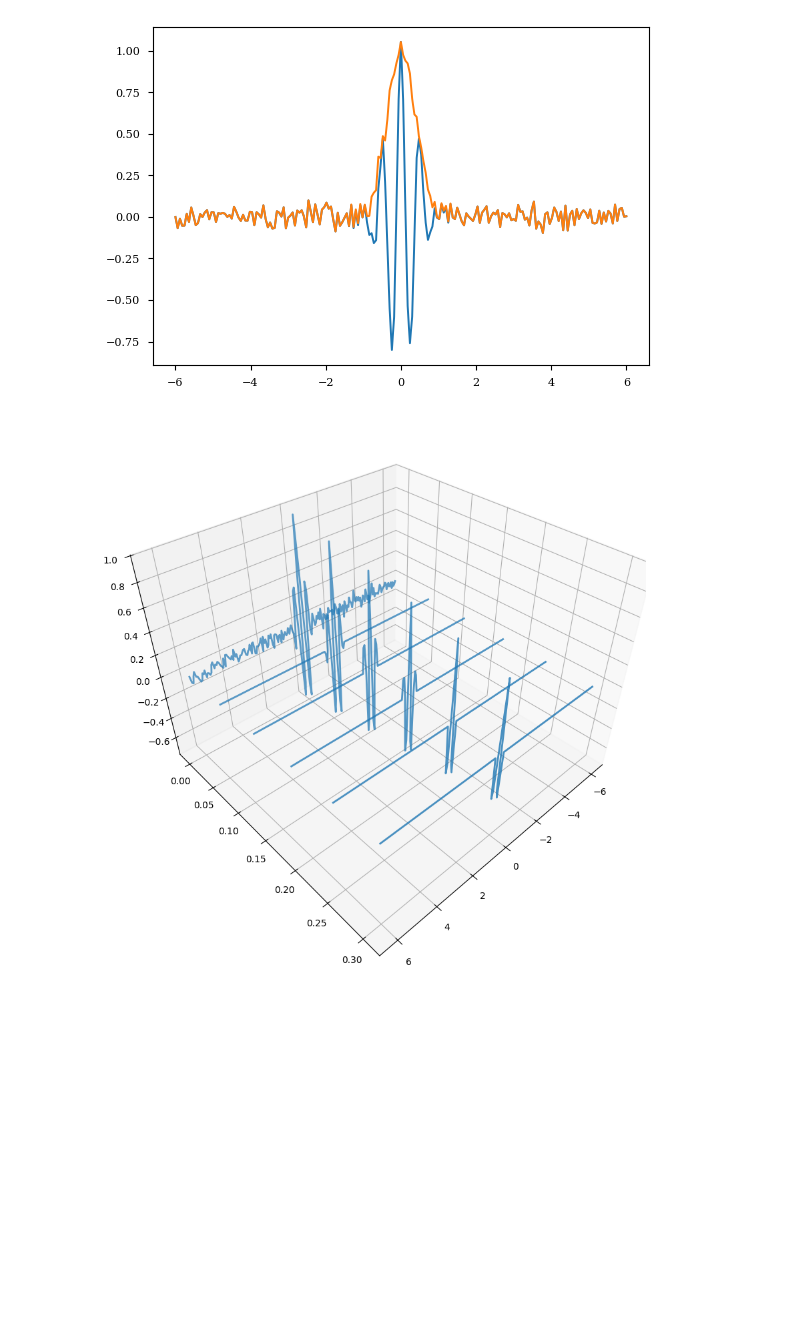
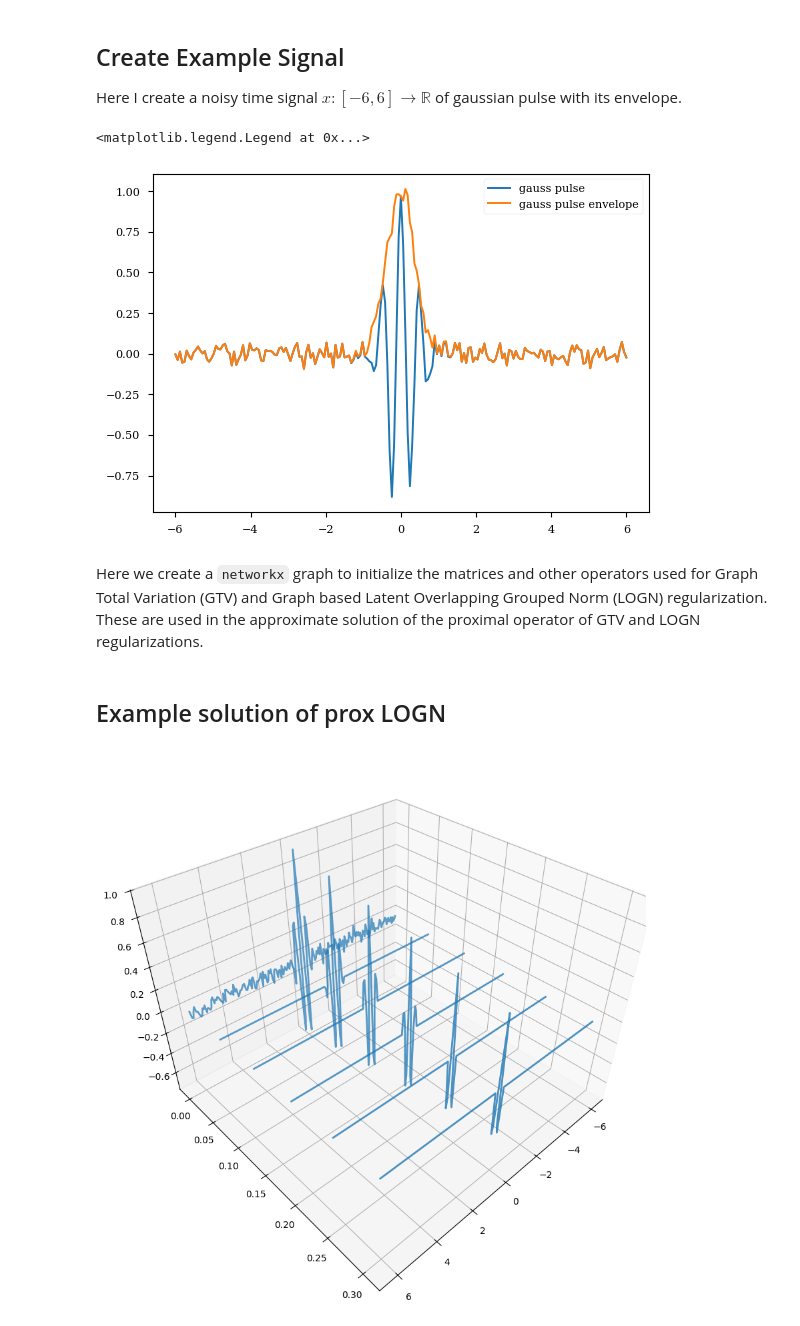
Before and after one commit to indibi/t-regs, a Jupyter notebook: demo/grouped_regularization.ipynb, the cells around one changed output. Drawn from its saved outputs; the diff is of its cells as text; code cells hidden in the pictures; blank space fills up the shorter version.

Commit message:
Added a demo jupyter notebook for the usage of Gropued l2 l1 norms and Graph Total Variation regularizers. Along with the admm algoritms for prox_gtv and prox_logn operators.

```diff
--- a/demo/grouped_regularization.ipynb
+++ b/demo/grouped_regularization.ipynb
@@ -16,33 +28,22 @@ plt.style.use('seaborn-v0_8-paper')
 plt.rcParams['font.family'] = 'serif'
 # Specify a list of font names to try for the serif family
 plt.rcParams['font.serif'] = ['Times New Roman', 'DejaVu Serif', 'Palatino']
+# %% [markdown]
+## Create Example Signal
+Here I create a noisy time signal $x: [-6,6] \to \mathbb{R}$ of gaussian pulse with its envelope.
 # %%
 tpoints = 201
 t = np.linspace(-6, 6, tpoints)
 y, env = sig.gausspulse(t, fc=2, retenv=True)
 noise = np.random.randn(tpoints)*0.04
 y_n = y+noise
 env_n = env + noise
 plt.plot(t, y_n, label='gauss pulse')
 plt.plot(t, env_n, label='gauss pulse envelope')
+plt.legend()
 # plt.scatter( env < 1e-2)
-Gt = nx.grid_graph((tpoints,))
-grouping = init_graph_grouping(Gt, grouping='neighbor', device='cuda')
-
-Bt, g_ind, g_weight = init_gtv_regularization(Gt)
-BBt = Bt.T @ Bt
-Bt = torch.sparse_csr_tensor(Bt.indptr,
-                            Bt.indices,
-                            Bt.data,
-                            device='cuda')
-g_ind = torch.sparse_csr_tensor(g_ind.indptr,
-                                g_ind.indices,
-                                g_ind.data,
-                                device='cuda')
-BBt = torch.sparse_csr_tensor(BBt.indptr,
-                            BBt.indices,
-                            BBt.data,
-                            device='cuda')
-g_weight = torch.tensor(g_weight, device='cuda')
 # %% [output]
+<matplotlib.legend.Legend at 0x...>
-[figure, old version]
+[figure, new version]
+# %% [markdown]
+Here we create a `networkx` graph to initialize the matrices and other operators used for Graph Total Variation (GTV) and Graph based Latent Overlapping Grouped Norm (LOGN) regularization. These are used in the approximate solution of the proximal operator of GTV and LOGN regularizations.
@@ -49,3 +69,5 @@ g_weight = torch.tensor(g_weight, device='cuda')
+# %% [markdown]
+## Example solution of prox LOGN
 # %%
 x = torch.tensor(y, device=grouping.device, dtype=grouping.dtype)
 logn_result = prox_logn_admm(x, 0.1, grouping, verbose=False)
```
Also changed, not shown: parts of 7 cells of this notebook.
